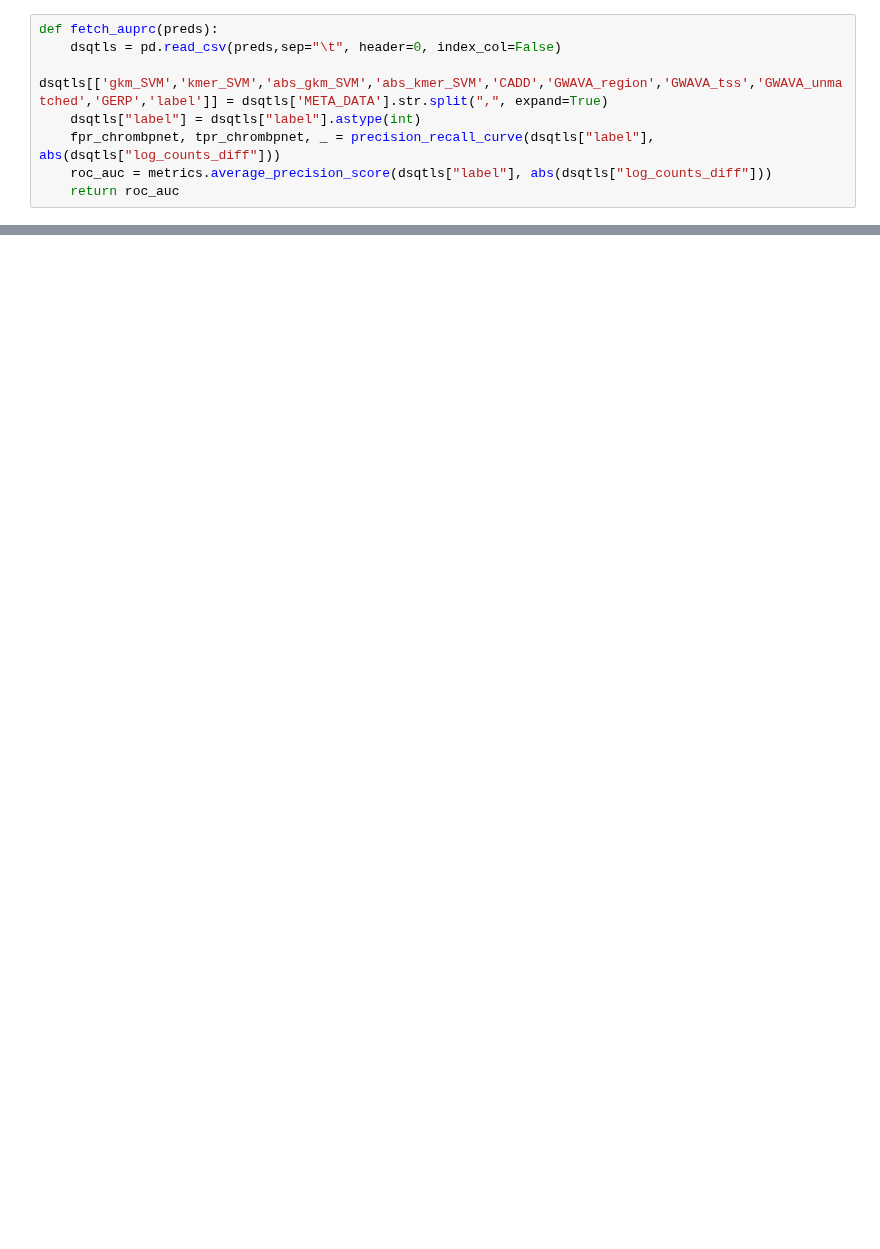
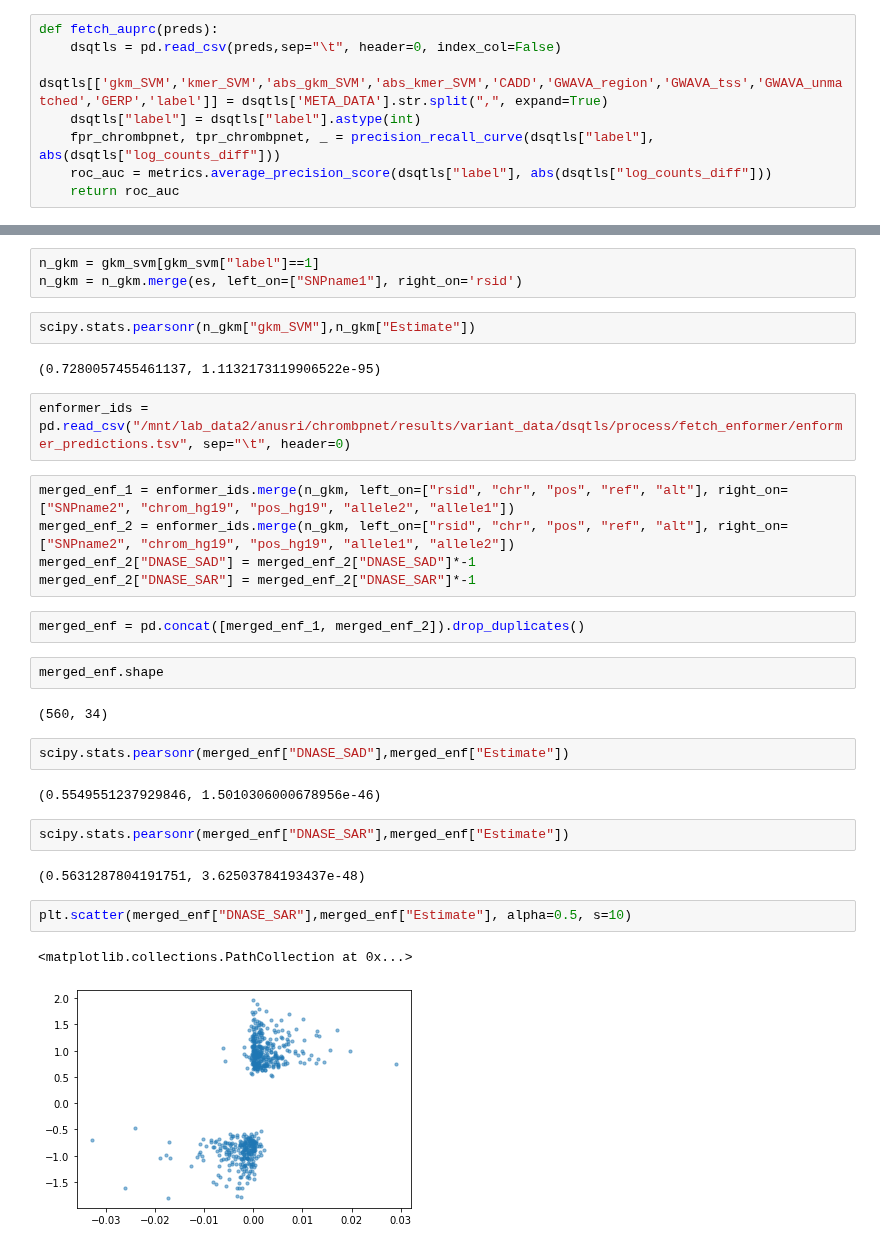
Before and after one commit to kundajelab/chrombpnet, a Jupyter notebook: src/evaluation/figure_notebooks/figure_6/4e_dsqtl_subsampling.ipynb, the cells around one changed output, grey strips where cells are left out. Saved outputs shown, nothing was run; the diff lists cells and outputs as text; blank space fills up the shorter version.

```diff
--- a/src/evaluation/figure_notebooks/figure_6/4e_dsqtl_subsampling.ipynb
+++ b/src/evaluation/figure_notebooks/figure_6/4e_dsqtl_subsampling.ipynb
@@ -73,0 +253,33 @@ plt.savefig("subfigs/subsample_counts_performance.pdf", transparent=True, dpi=30
+# %%
+n_gkm = gkm_svm[gkm_svm["label"]==1]
+n_gkm = n_gkm.merge(es, left_on=["SNPname1"], right_on='rsid')
+# %%
+scipy.stats.pearsonr(n_gkm["gkm_SVM"],n_gkm["Estimate"])
+# %% [output]
+(0.7280057455461137, 1.1132173119906522e-95)
+# %%
+enformer_ids = pd.read_csv("/mnt/lab_data2/anusri/chrombpnet/results/variant_data/dsqtls/process/fetch_enformer/enformer_predictions.tsv", sep="\t", header=0)
+# %%
+merged_enf_1 = enformer_ids.merge(n_gkm, left_on=["rsid", "chr", "pos", "ref", "alt"], right_on=["SNPname2", "chrom_hg19", "pos_hg19", "allele2", "allele1"])
+merged_enf_2 = enformer_ids.merge(n_gkm, left_on=["rsid", "chr", "pos", "ref", "alt"], right_on=["SNPname2", "chrom_hg19", "pos_hg19", "allele1", "allele2"])
+merged_enf_2["DNASE_SAD"] = merged_enf_2["DNASE_SAD"]*-1
+merged_enf_2["DNASE_SAR"] = merged_enf_2["DNASE_SAR"]*-1
+# %%
+merged_enf = pd.concat([merged_enf_1, merged_enf_2]).drop_duplicates()
+# %%
+merged_enf.shape
+# %% [output]
+(560, 34)
+# %%
+scipy.stats.pearsonr(merged_enf["DNASE_SAD"],merged_enf["Estimate"])
+# %% [output]
+(0.5549551237929846, 1.5010306000678956e-46)
+# %%
+scipy.stats.pearsonr(merged_enf["DNASE_SAR"],merged_enf["Estimate"])
+# %% [output]
+(0.5631287804191751, 3.62503784193437e-48)
+# %%
+plt.scatter(merged_enf["DNASE_SAR"],merged_enf["Estimate"], alpha=0.5, s=10)
+# %% [output]
+<matplotlib.collections.PathCollection at 0x...>
+[figure, added]
```
Also changed, not shown: parts of 18 cells of this notebook, 26 other files.
